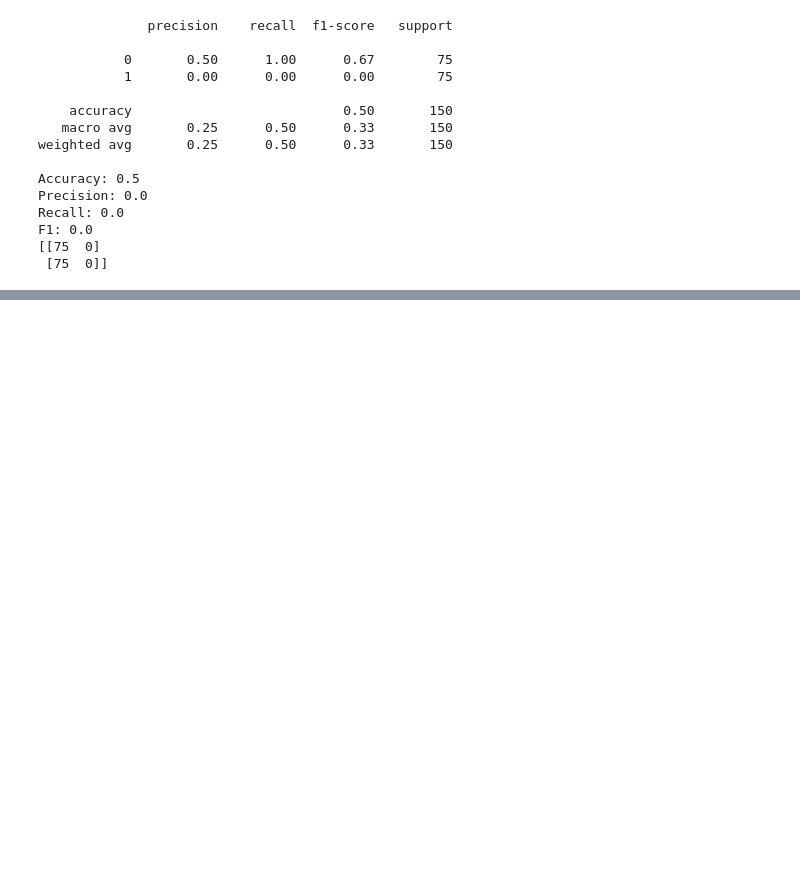
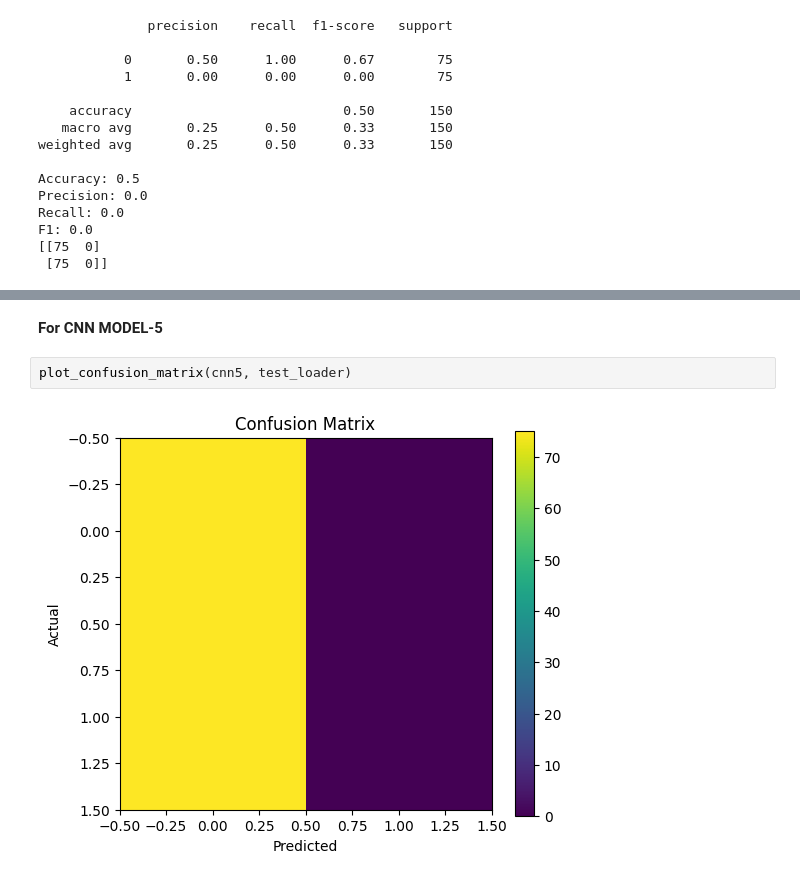
Before and after one commit to Haniakhan702/AneRBC-ANN-and-DL, a Jupyter notebook: AneRBC_ANN_and_DL.ipynb, the cells around one changed output, grey strips where cells are left out. Drawn from its saved outputs; the diff is of its cells as text; blank space fills up the shorter version.

```diff
--- a/AneRBC_ANN_and_DL.ipynb
+++ b/AneRBC_ANN_and_DL.ipynb
@@ -753,0 +809,6 @@ F1: 0.0
+# %% [markdown]
+**For CNN MODEL-5**
+# %%
+plot_confusion_matrix(cnn5, test_loader)
+# %% [output]
+[figure, added]
```
Also changed, not shown: parts of 6 cells of this notebook.
